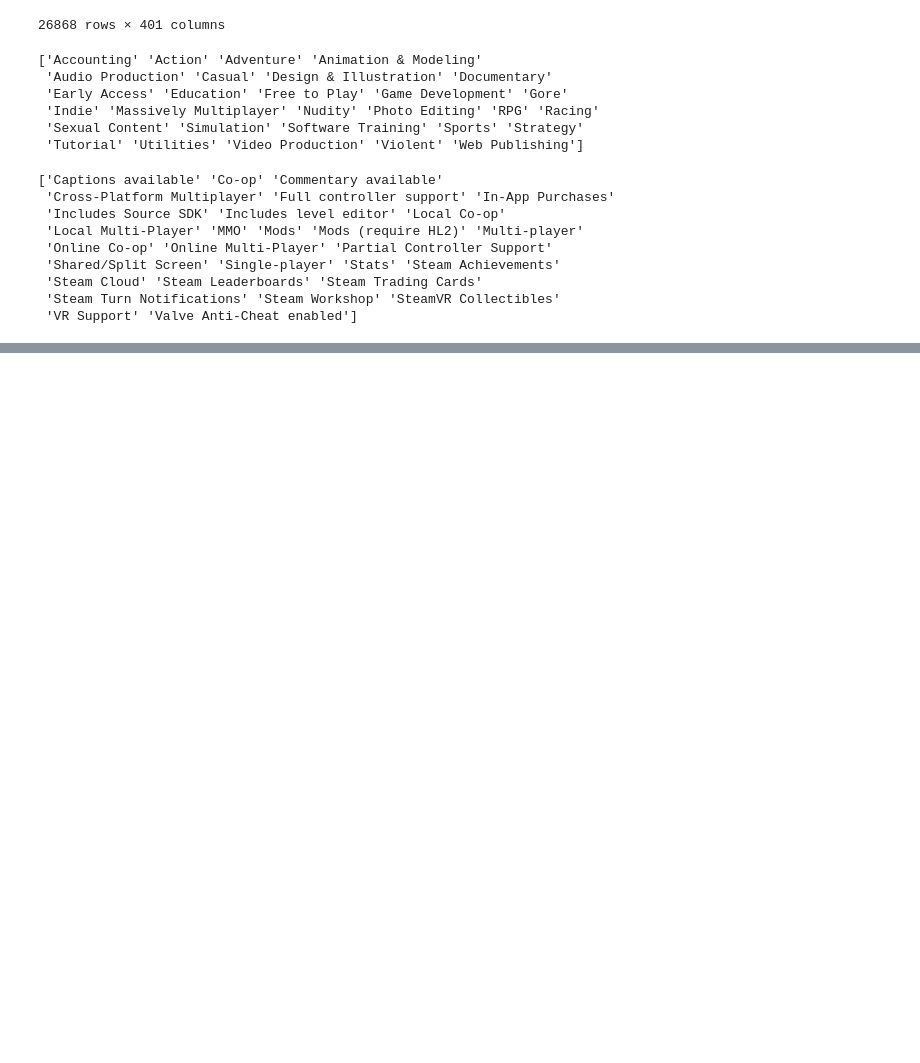
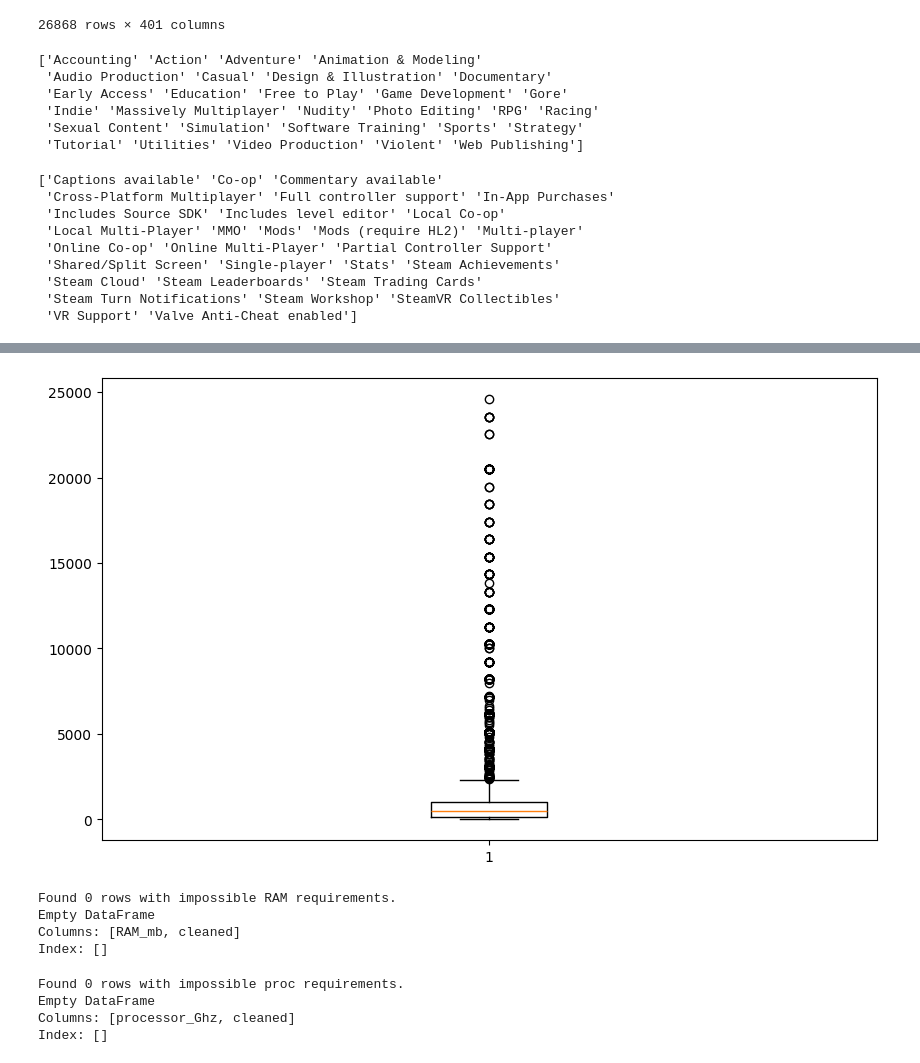
Before and after one commit to LuminousFirefly/game_success_prediction, a Jupyter notebook: Cleaning_real.ipynb, the cells around one changed output, grey strips where cells are left out. Drawn from its saved outputs; the diff is of its cells as text; code cells hidden in the pictures; blank space fills up the shorter version.

```diff
--- a/Cleaning_real.ipynb
+++ b/Cleaning_real.ipynb
@@ -92,4 +92,5 @@ df2.to_csv('steam_edit.csv')
 # %%
 tech_spec = pd.read_csv('tech_spec_cleaned (1).csv')
 # %%
-merged = pd.merge(df2,tech_spec)
+#merged = pd.merge(df2,tech_spec)
+merged
@@ -97,0 +125,47 @@ merged.to_csv('steam_merged.csv')
+# %%
+import matplotlib.pyplot as plt
+
+pos_prop = pd.to_numeric(merged['GPU_mb'], errors='coerce').dropna()
+
+plt.figure(figsize=(10, 6))
+plt.boxplot(pos_prop.values)
+plt.show()
+# %% [output]
+[figure, added]
+# %%
+import pandas as pd
+
+# Load the version of the data that still has the raw numbers (tech_spec2.csv)
+df = pd.read_csv('steam_final.csv')
+
+# Define the threshold (32 GB in MB)
+threshold_mb = 32 * 1024
+
+# Get the rows that exceed this threshold
+ram_outliers = df[df['RAM_mb'] > threshold_mb]
+
+# Display the findings
+print(f"Found {len(ram_outliers)} rows with impossible RAM requirements.")
+print(ram_outliers[['RAM_mb', 'cleaned']])
+# %% [output]
+Found 0 rows with impossible RAM requirements.
+Empty DataFrame
+Columns: [RAM_mb, cleaned]
+Index: []
+# %%
+import pandas as pd
+
+# Define the threshold (5 GB in MB)
+threshold_ghz =  5
+
+# Get the rows that exceed this threshold
+proc_outliers = df[df['processor_Ghz'] > threshold_mb]
+
+# Display the findings
+print(f"Found {len(proc_outliers)} rows with impossible proc requirements.")
+print(proc_outliers[['processor_Ghz', 'cleaned']])
+# %% [output]
+Found 0 rows with impossible proc requirements.
+Empty DataFrame
+Columns: [processor_Ghz, cleaned]
+Index: []
```
Also changed, not shown: parts of 6 cells of this notebook, 4 other files.
